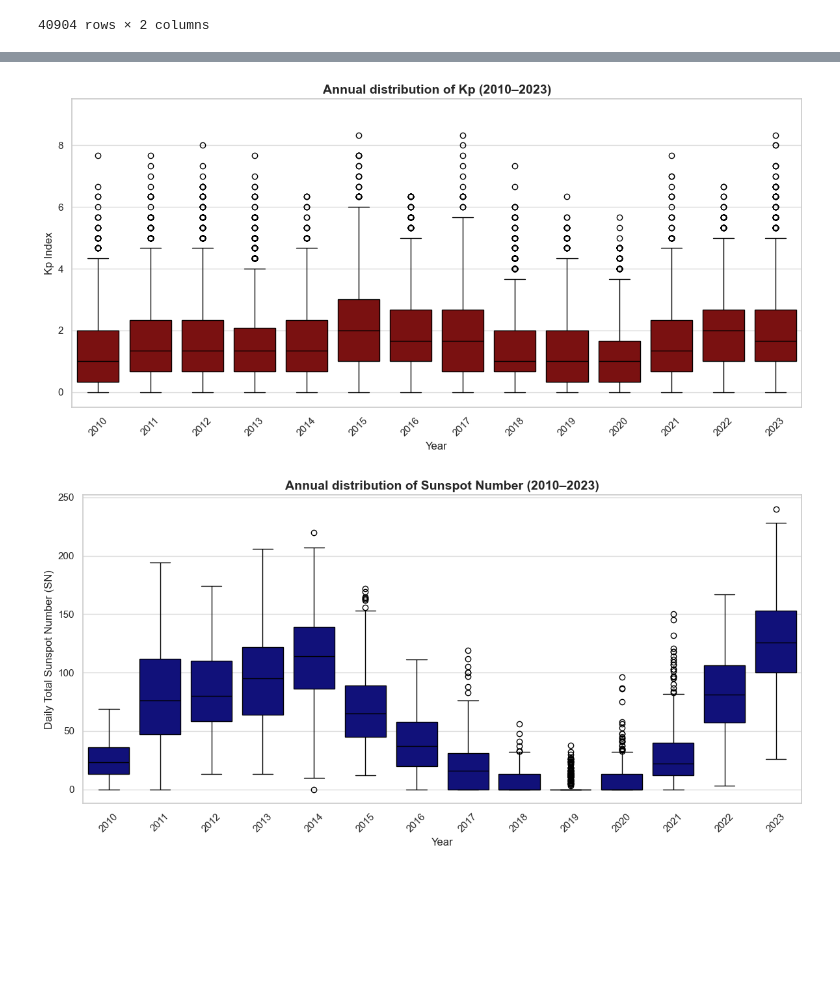
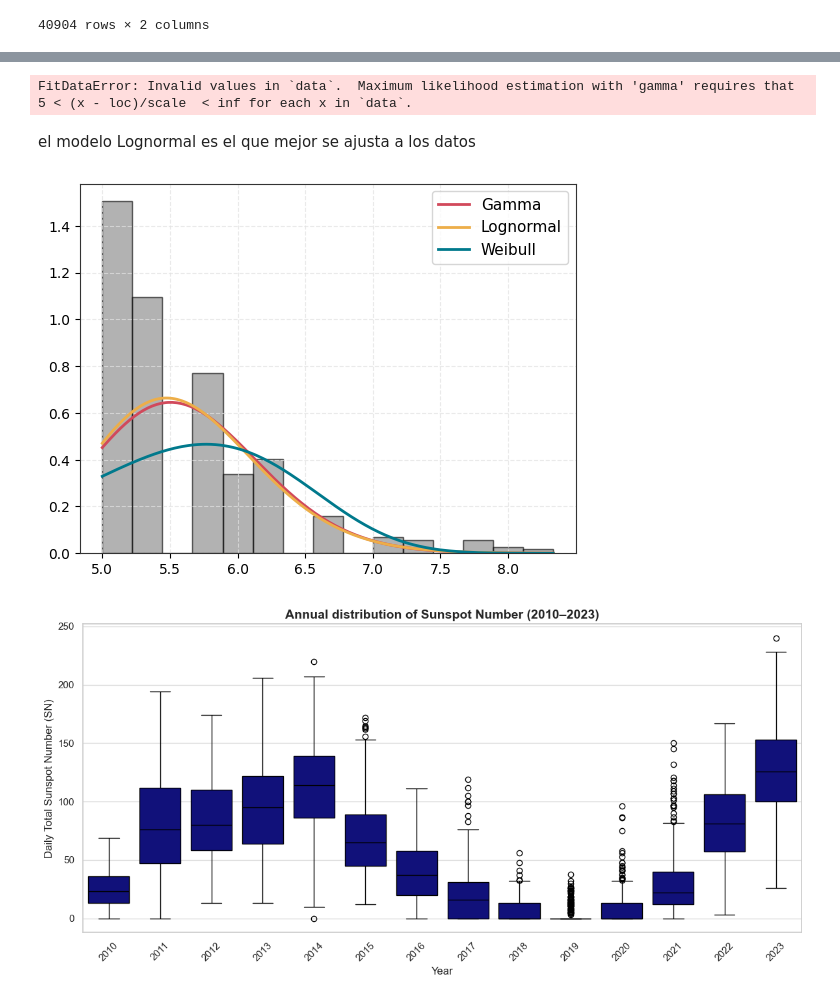
Before and after one commit to quispedavid987/kp_project, a Jupyter notebook: kp_index_stat.ipynb, the cells around one changed output, grey strips where cells are left out. Cells and saved outputs as stored; diff of their text form; code cells hidden in the pictures; blank space fills up the shorter version.

```diff
--- a/kp_index_stat.ipynb
+++ b/kp_index_stat.ipynb
@@ -50,6 +51,11 @@ df_geom.columns = [
                     "ap_18","ap_21","Ap", "SN", "F10.7obs", "F10.7adj", "D"
                 ]
 df_geom["date"] = pd.to_datetime(df_geom[["year", "month", "day"]])
+# also, we might need the daily Kp (average)
+df_geom["Kp_daily"] = df_geom[["Kp_00", "Kp_03",
+                               "Kp_06", "Kp_09",
+                               "Kp_12", "Kp_15",
+                               "Kp_18", "Kp_21"]].mean(axis=1)
 print("Kp and solar indices Dataset")
 df_geom.head()
 # %% [output]
@@ -137,20 +189,58 @@ Text(0, 0.5, 'Sunspot')
+# %%
+# Gamma, Lognormal and weibull for Kp >5 (storm)
+kp_storm = df_kp["Kp"][df_kp["Kp"]>=5].dropna().values
+
+FLOC = 5
+
+# model fit, ignoramos el retorno de loc
+shape_gamma, loc_gamma, scale_gamma = stats.gamma.fit(kp_storm, floc=FLOC)
+sigma_logn, loc_logn, scale_logn   = stats.lognorm.fit(kp_storm, floc=FLOC)
+c_weibull, loc_weibull, scale_weibull = stats.weibull_min.fit(kp_storm, floc=FLOC)
+
+print("Fit Params:")
+print(f" - Gamma    : shape = {shape_gamma:.4f} / scale = {scale_gamma:.4f}")
+print(f" - Lognormal: sigma = {sigma_logn:.4f} / scale = {scale_logn:.4f}")
+print(f" - Weibull  : shape = {c_weibull:.4f} / scale = {scale_weibull:.4f}")
+
+# log likelihood, hacemos
+ll_gamma   = stats.gamma.logpdf(kp_storm, a=shape_gamma, loc=FLOC, scale=scale_gamma).sum()
+ll_lognorm = stats.lognorm.logpdf(kp_storm, s=sigma_logn, loc=FLOC, scale=scale_logn).sum()
+ll_weibull = stats.weibull_min.logpdf(kp_storm, c=c_weibull, loc=FLOC, scale=scale_weibull).sum()
+
+# validamos con AIC: nro de params=2 para cada modelo
+k=2
+n= len(kp_storm)
+
+aic_gamma = -2 * ll_gamma + 2*k
+aic_weibull = -2 * ll_weibull + 2*k
+aic_lognorm = -2 * ll_lognorm + 2*k
+
+print("\nAIC for each model:")
+print(f" - Gamma    : {aic_gamma:.4f}")
+print(f" - Lognormal: {aic_lognorm:.4f}")
+print(f" - Weibull: {aic_weibull:.4f}")
+# %% [output]
+FitDataError: Invalid values in `data`.  Maximum likelihood estimation with 'gamma' requires that 5 < (x - loc)/scale  < inf for each x in `data`.
+# %% [markdown]
+el modelo Lognormal es el que mejor se ajusta a los datos
 # %%
-# Boxplot per year
-df_kp['year'] = df_kp['datetime'].dt.year
+x_fit = np.linspace(5, kp_storm.max(), 200)
 
-plt.figure(figsize=(12, 6))
-sns.boxplot(data=df_kp, x="year", y="Kp", color = 'darkred', linecolor = 'black')
+fig = plt.figure()
+plt.hist(kp_storm, bins=15, edgecolor="black", facecolor="gray", density=True, alpha=0.6)
 
-plt.title("Annual distribution of Kp (2010–2023)", fontsize=14, fontweight="bold")
-plt.xlabel("Year", fontsize=12)
-plt.ylabel("Kp Index", fontsize=12)
-plt.ylim(-0.5, 9.5)
-plt.xticks(rotation=45)
-plt.tight_layout()
+plt.plot(x_fit, stats.gamma.pdf(x_fit, a=shape_gamma, loc=0,scale=scale_gamma),
+        color="#D1495B", lw=2, label="Gamma")
+plt.plot(x_fit, stats.lognorm.pdf(x_fit, s=sigma_logn, loc=0,scale=scale_logn),
+        color="#EDAE49", lw=2, label="Lognormal")
+plt.plot(x_fit, stats.weibull_min.pdf(x_fit, c=c_weibull, loc=0,scale=scale_weibull),
+        color="#00798C", lw=2, label="Weibull")
+
+plt.legend()
 
 plt.show()
 # %% [output]
-[figure, old version]
+[figure, new version]
 # %%
 plt.figure(figsize=(12, 6))
 sns.boxplot(data=df_sn, x="year", y="daily_total_sn", color = 'darkblue', linecolor = 'black')
```
Also changed, not shown: parts of 9 cells of this notebook, 1 other file.
